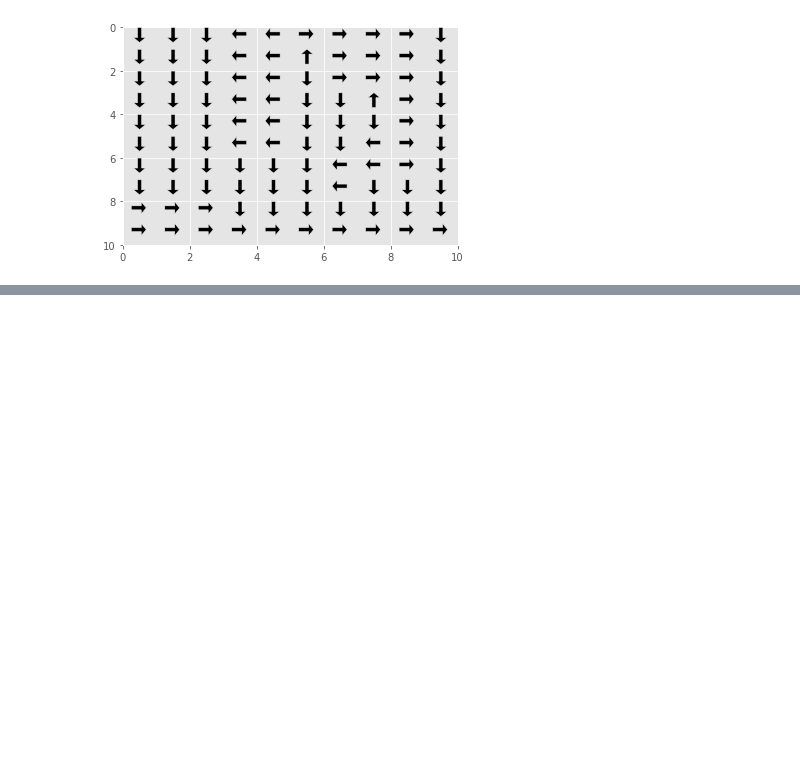
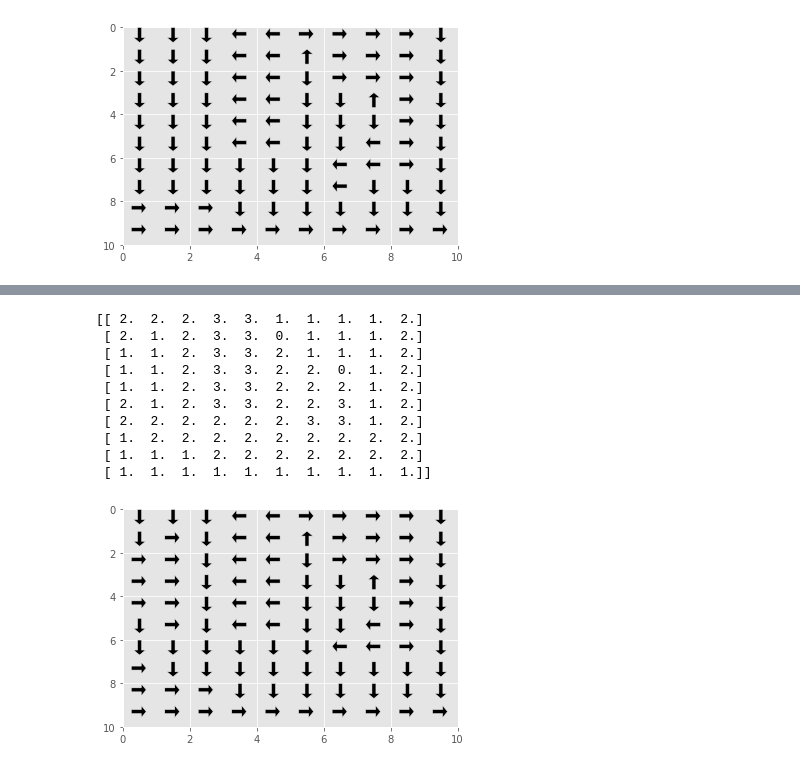
Before and after one commit to CallMeDDL/EE232E_Networks, a Jupyter notebook: project3/proj3_part1.ipynb, the cells around one changed output, grey strips where cells are left out. Saved outputs shown, nothing was run; the diff lists cells and outputs as text; code cells hidden in the pictures; blank space fills up the shorter version.

```diff
--- a/project3/proj3_part1.ipynb
+++ b/project3/proj3_part1.ipynb
@@ -400,0 +473,16 @@ plot_opt_policy(PI2)
+# %%
+ext_PI = get_opt_policy(ext_V,extractreward,p,0.8)
+plot_opt_policy(ext_PI)
+#PI2 = get_opt_policy(V2,R2,p,0.8)
+# %% [output]
+[[ 2.  2.  2.  3.  3.  1.  1.  1.  1.  2.]
+ [ 2.  1.  2.  3.  3.  0.  1.  1.  1.  2.]
+ [ 1.  1.  2.  3.  3.  2.  1.  1.  1.  2.]
+ [ 1.  1.  2.  3.  3.  2.  2.  0.  1.  2.]
+ [ 1.  1.  2.  3.  3.  2.  2.  2.  1.  2.]
+ [ 2.  1.  2.  3.  3.  2.  2.  3.  1.  2.]
+ [ 2.  2.  2.  2.  2.  2.  3.  3.  1.  2.]
+ [ 1.  2.  2.  2.  2.  2.  2.  2.  2.  2.]
+ [ 1.  1.  1.  2.  2.  2.  2.  2.  2.  2.]
+ [ 1.  1.  1.  1.  1.  1.  1.  1.  1.  1.]]
+[figure, added]
```
Also changed, not shown: parts of 8 cells of this notebook, 1 other file.
